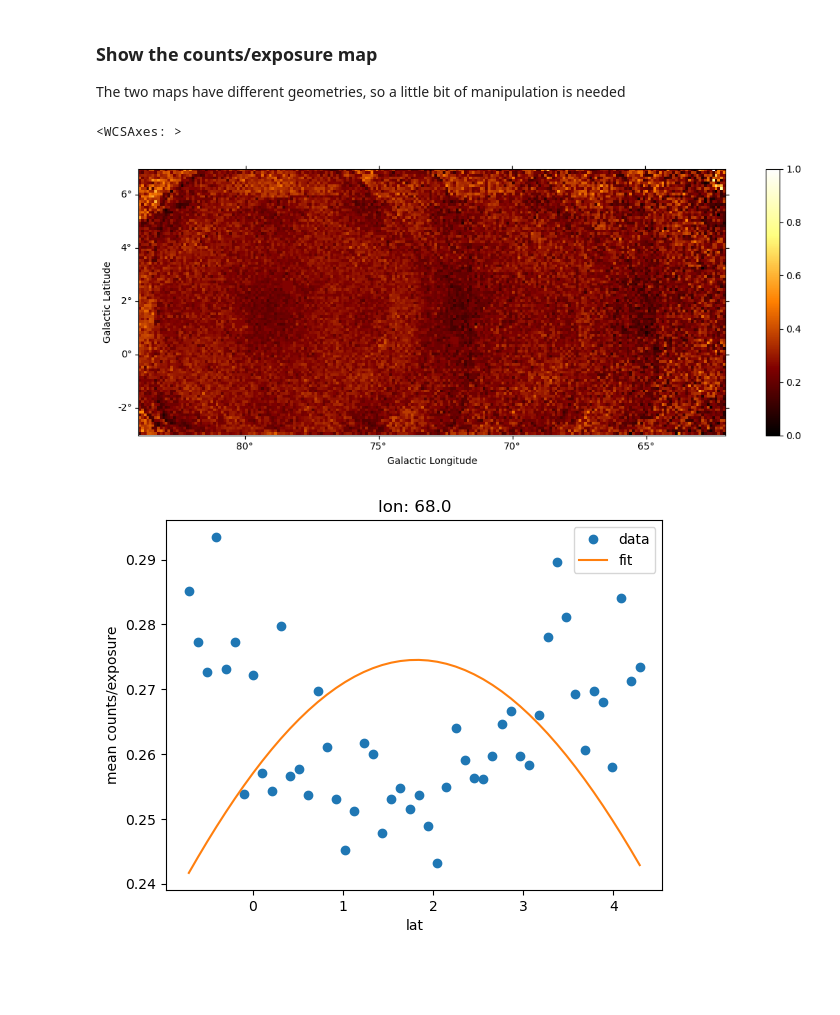
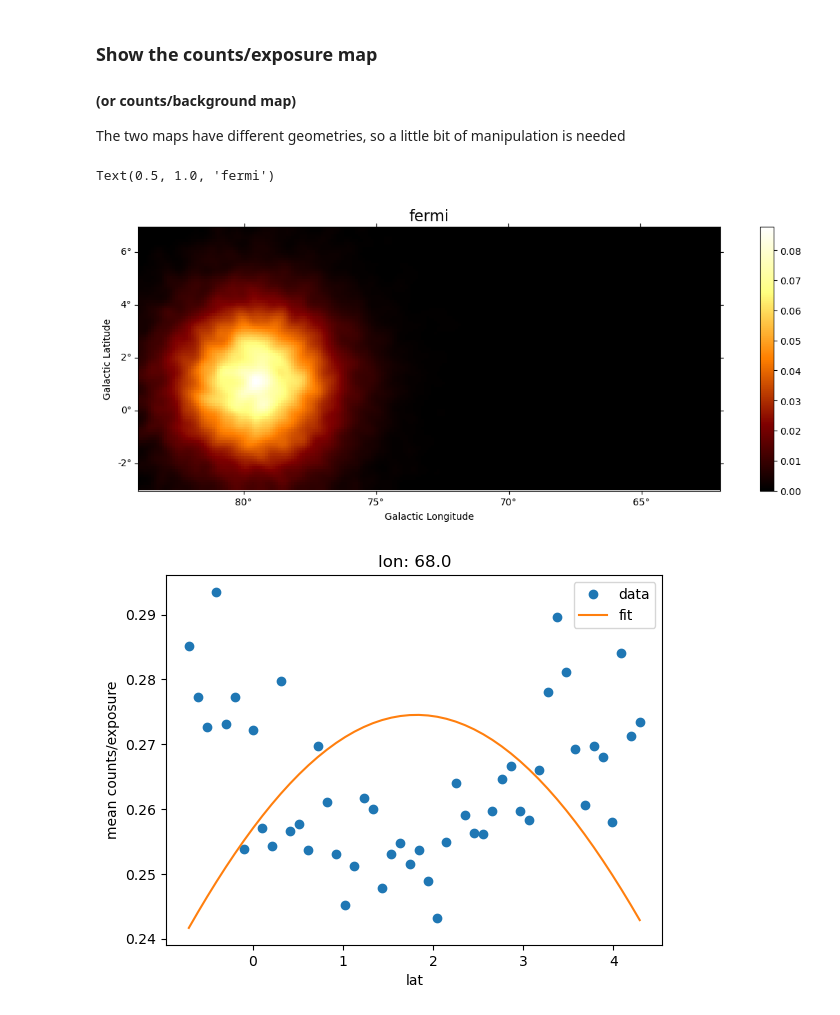
Before and after one commit to Tutanto/DiffuseEmission, a Jupyter notebook: analysis/gauss_histogram.ipynb, the cells around one changed output. Cells and saved outputs as stored; diff of their text form; code cells hidden in the pictures; blank space fills up the shorter version.

Commit message:
new corrected maps

```diff
--- a/analysis/gauss_histogram.ipynb
+++ b/analysis/gauss_histogram.ipynb
@@ -16,7 +16,7 @@ import matplotlib.pyplot as plt
 %matplotlib inline
 # %%
 # Define the name of the dataset file
-IDs = 'all_IDs'
+IDs = 'fermi'
 e_min = 1
 e_max = 200
 bin = 20
@@ -42,25 +42,30 @@ mask_map.plot(add_cbar=True)
 [figure]
 # %% [markdown]
 ### Show the counts/exposure map
+#### (or counts/background map)
 The two maps have different geometries, so a little bit of manipulation is needed
 # %%
 counts = dataset_image.counts
 excess = dataset_image.excess
+background = dataset_image.background
 exposure_image = dataset_image.exposure.sum_over_axes()
 
-counts = apply_mask(counts, mask_map)
-exposure_image = apply_mask(exposure_image, mask_map)
-excess = apply_mask(excess, mask_map)
+# Uncomment if you want to mask the sources contributions
+#counts = apply_mask(counts, mask_map)
+#exposure_image = apply_mask(exposure_image, mask_map)
+#excess = apply_mask(excess, mask_map)
 
 map_processor = MapProcessor(counts)
 
-new_map = map_processor.create_corrected_counts_map(exposure_image, normalize=True)
+#new_map = map_processor.create_corrected_counts_map(exposure_image, normalize=True)
+new_map = map_processor.create_corrected_counts_map(background, normalize=False)
 # %%
 plt.figure(figsize=(15,5))
-new_map.plot(add_cbar=True)
+new_map.smooth('0.2 deg').plot(add_cbar=True)
+plt.title(IDs, fontsize=16)
 # %% [output]
-<WCSAxes: >
+Text(0.5, 1.0, 'fermi')
-[figure, old version]
+[figure, new version]
 # %%
 # Create JSON file
 with open(path_to_json / "results_fit.json", "w") as outfile:
```
Also changed, not shown: parts of 1 cell of this notebook, 3 other files.
